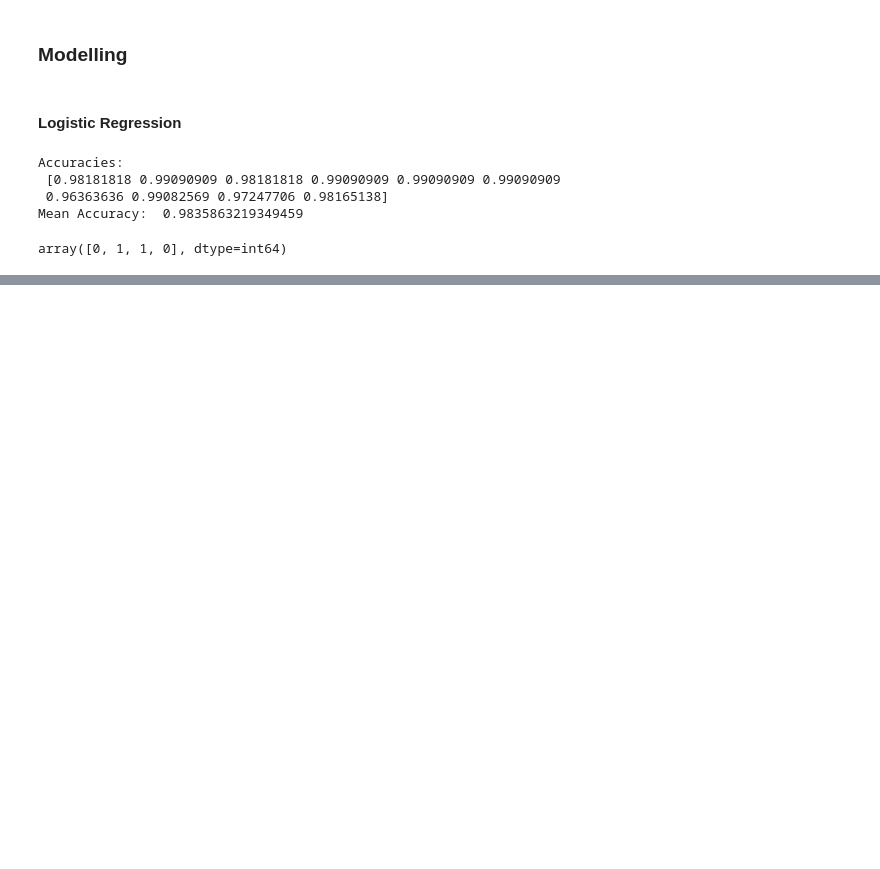
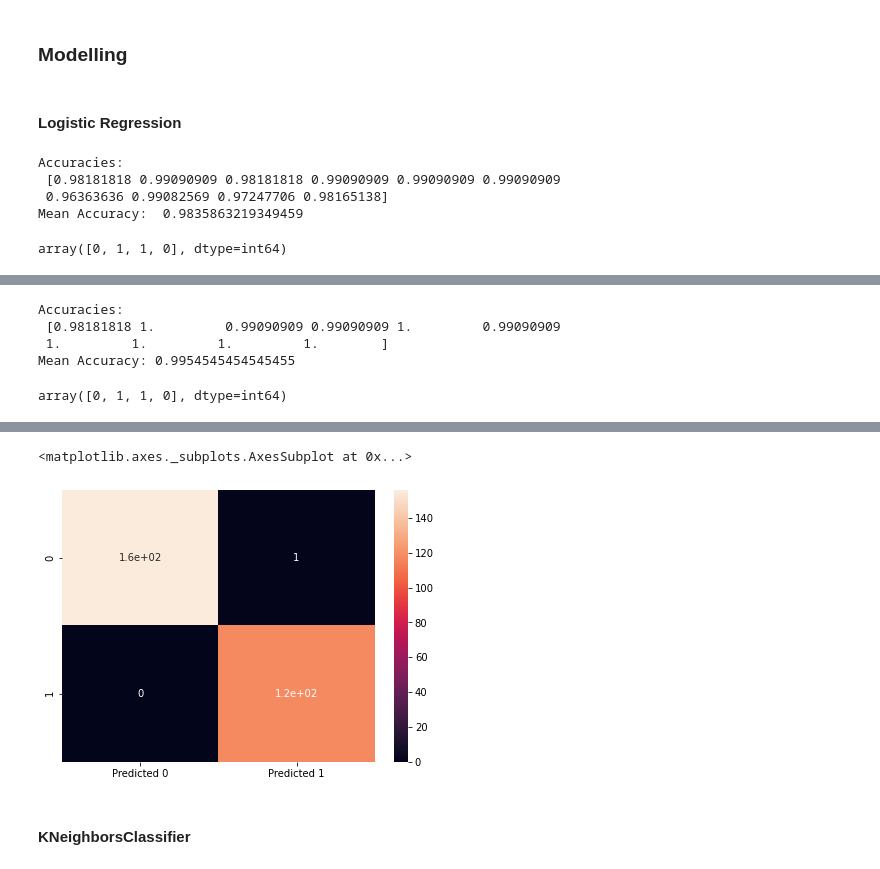
Before and after one commit to sukesh-reddy/Bank-Note-Analysis, a Jupyter notebook: Bank Note Analysis.ipynb, the cells around one changed output, grey strips where cells are left out. Saved outputs shown, nothing was run; the diff lists cells and outputs as text; code cells hidden in the pictures; blank space fills up the shorter version.

```diff
--- a/Bank Note Analysis.ipynb
+++ b/Bank Note Analysis.ipynb
@@ -179,0 +295,5 @@ array([0, 1, 1, 0], dtype=int64)
+# %%
+rf_classifier = RandomForestClassifier(n_estimators=50,
+                                      criterion='entropy',
+                                      random_state=0)
+rf_classifier.fit(X_train,y_train)
@@ -179,0 +314,24 @@ array([0, 1, 1, 0], dtype=int64)
+# %%
+print('Accuracies:\n',rf_accuracies)
+print('Mean Accuracy:',rf_accuracies.mean())
+# %% [output]
+Accuracies:
+ [0.98181818 1.         0.99090909 0.99090909 1.         0.99090909
+ 1.         1.         1.         1.        ]
+Mean Accuracy: 0.9954545454545455
+# %%
+y_pred = rf_classifier.predict(X_test)
+
+y_pred[1:5]
+# %% [output]
+array([0, 1, 1, 0], dtype=int64)
+# %%
+rf_cm = confusion_matrix(y_test,
+                      y_pred,
+                      labels=[0,1])
+df_cm = pd.DataFrame(rf_cm,index=[i for i in [0,1]],columns=[i for i in ['Predicted 0','Predicted 1']])
+
+plt.figure(figsize=(7,5))
+sns.heatmap(df_cm,
+           annot=True)
+# %% [output]
@@ -179,0 +341,4 @@ array([0, 1, 1, 0], dtype=int64)
+<matplotlib.axes._subplots.AxesSubplot at 0x...>
+[figure, added]
+# %% [markdown]
+#### KNeighborsClassifier
```
Also changed, not shown: parts of 34 cells of this notebook, 1 other file.
